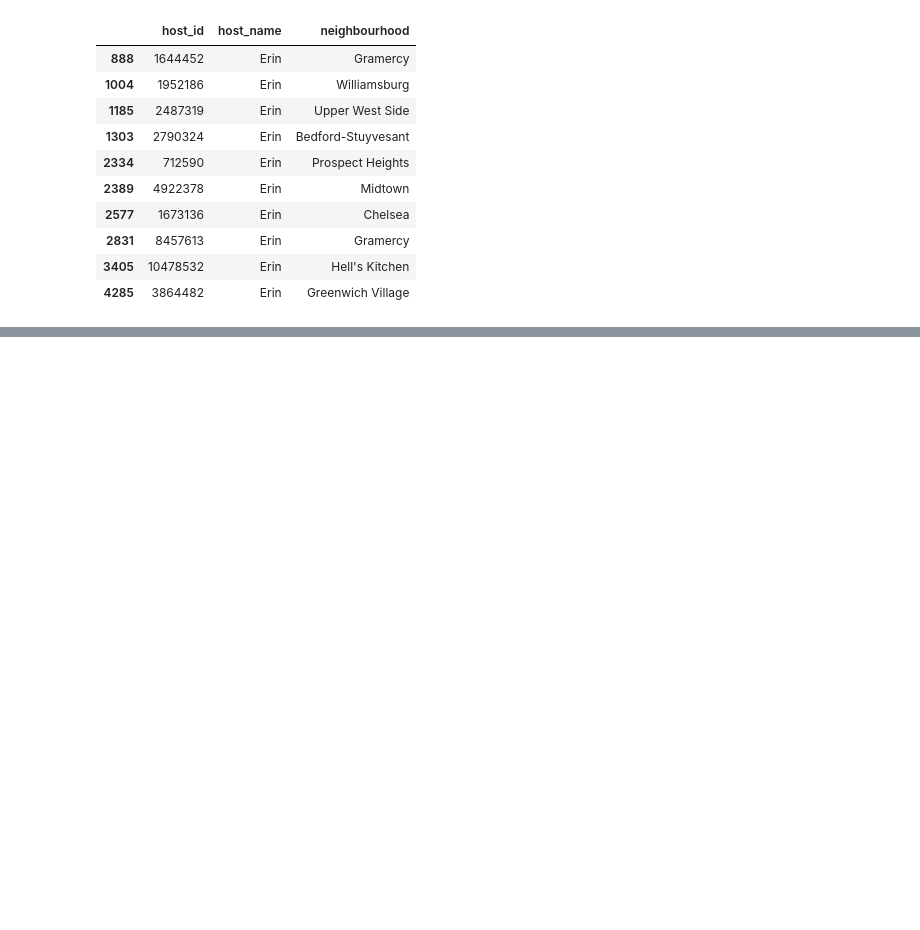
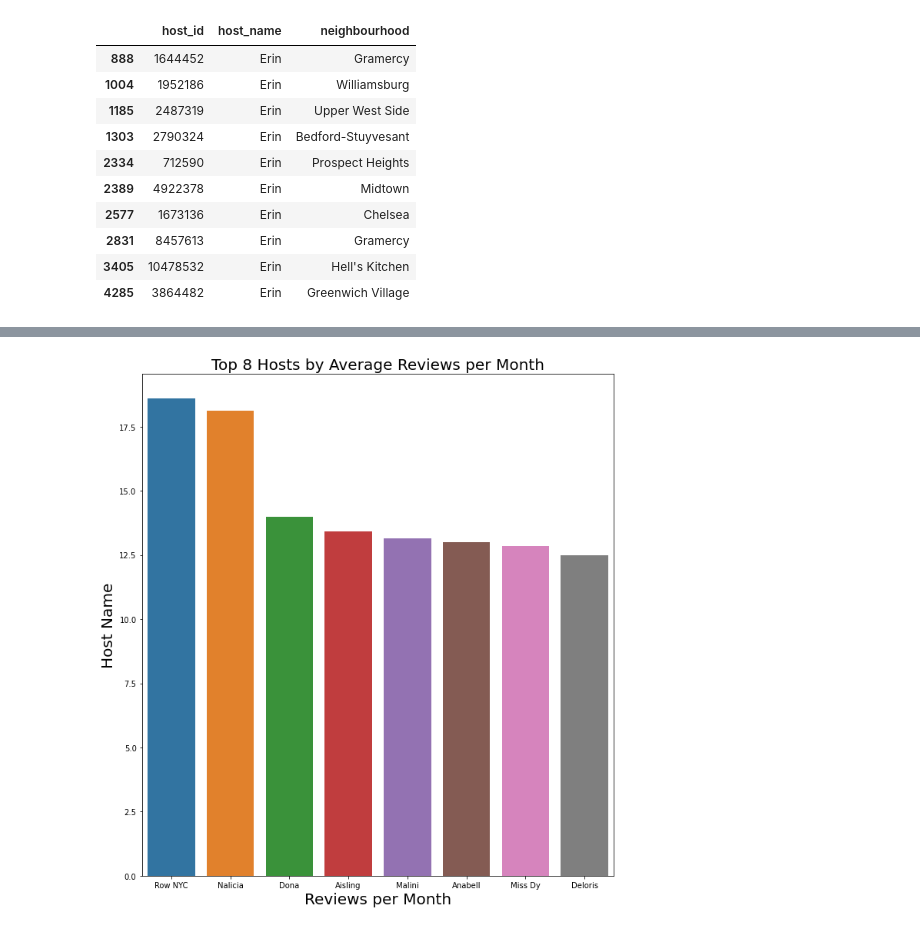
Before and after one commit to manish55shukla/AirBnb-Bookings-Analysis, a Jupyter notebook: Project_AirBnb_Bookings_Analysis.ipynb, the cells around one changed output, grey strips where cells are left out. Drawn from its saved outputs; the diff is of its cells as text; code cells hidden in the pictures; blank space fills up the shorter version.

```diff
--- a/Project_AirBnb_Bookings_Analysis.ipynb
+++ b/Project_AirBnb_Bookings_Analysis.ipynb
@@ -230,0 +276,6 @@ Name: reviews_per_month, dtype: float64
+# %%
+# Print top 8 host name and reviews per month
+
+top_8_hosts = df.groupby(['host_name','neighbourhood_group'])['reviews_per_month'].mean().sort_values(ascending = False).head(8)
+top_8_hosts = top_8_hosts.reset_index()
+top_8_hosts
@@ -230,0 +292,17 @@ Name: reviews_per_month, dtype: float64
+# %%
+
+# Create a horizontal bar graph for top 8 host name and reviews per month
+
+# Add labels and title
+
+plt.figure(figsize = (11,12))
+
+sns.barplot(x ='host_name',y = 'reviews_per_month', data = top_8_hosts)
+plt.xlabel('Reviews per Month', size = 20)
+plt.ylabel('Host Name', size = 20)
+plt.title('Top 8 Hosts by Average Reviews per Month', size = 20)
+
+# Display the graph
+plt.show()
+# %% [output]
+[figure, added]
```
Also changed, not shown: parts of 18 cells of this notebook.
